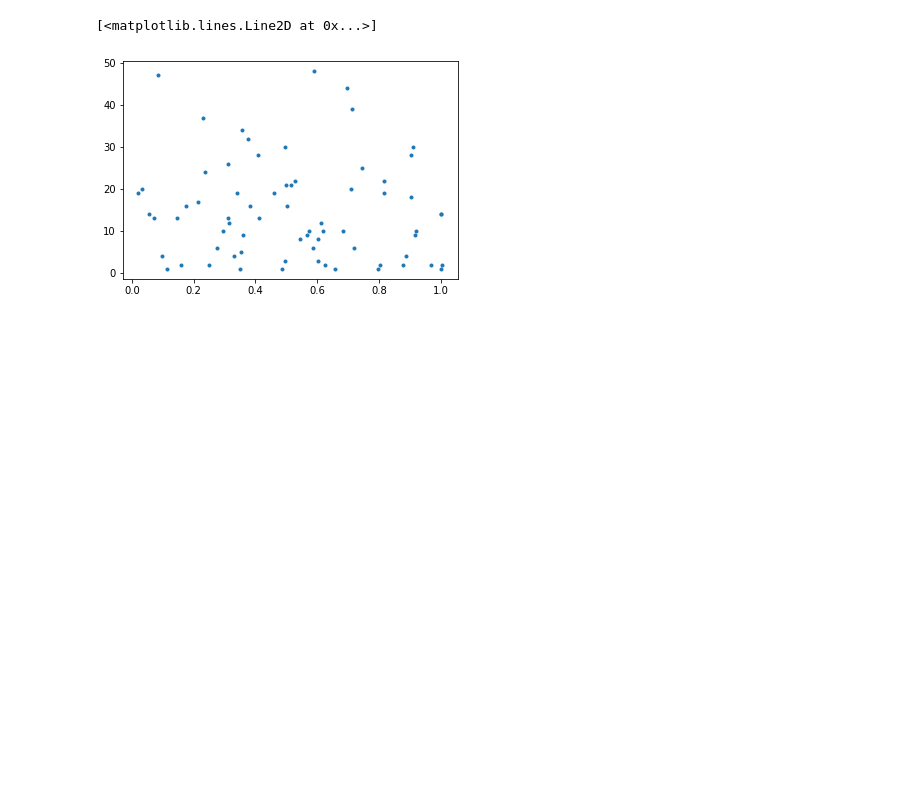
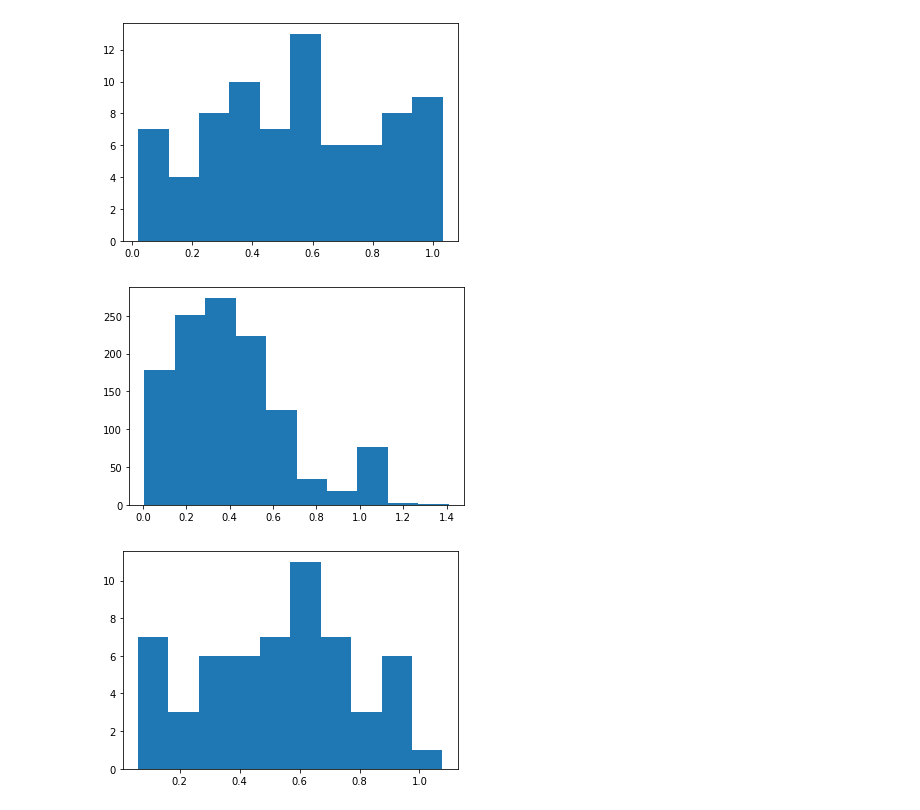
Before and after one commit to emmastiefel/Kpop-Language-Billboard-Data-Processing, a Jupyter notebook: exploratory-analysis.ipynb, the cells around one changed output. Drawn from its saved outputs; the diff is of its cells as text; code cells hidden in the pictures; blank space fills up the shorter version.

```diff
--- a/exploratory-analysis.ipynb
+++ b/exploratory-analysis.ipynb
@@ -15,3 +15,14 @@ h100_subcharts = pd.read_csv('hot100_radio_streaming_sales_Kpop.csv', converters
+# %%
+h100_subcharts = pd.read_csv('hot100_radio_streaming_sales_Kpop.csv', converters={'chart_date':string_to_datetime})
+wdss = pd.read_csv('wdss.csv', converters={'chart_date':string_to_datetime})
+
+## standardize peak positions, take first when multiple are listed
+for i, r in wdss.iterrows():
+    try:
+        new_pos = int(r['peak_position'])
+    except:
+        new_pos = int(r['peak_position'].split(' ')[0])
+    wdss.at[i, 'peak_position'] = new_pos
 # %%
 h100_subcharts.columns
 # %% [output]
@@ -30,7 +33,13 @@ Index(['Unnamed: 0', 'Unnamed: 0.1', 'Unnamed: 0.1.1', 'chart_date', 'artist',
       dtype='object')
-# %%
-plt.plot(h100_subcharts['english_percentage'], h100_subcharts['peak_position_sales'], 'b.')
-plt.plot(h100_subcharts['english_percentage'], h100_subcharts['peak_position'], 'r.')
-# %% [output]
-[<matplotlib.lines.Line2D at 0x...>]
-[figure, removed]
+# %%
+##compare percentage of english over time in both datasets
+plt.hist(h100_subcharts['english_percentage'])
+plt.show()
+plt.hist(wdss.loc[wdss['peak_position'] > 1]['english_percentage'])
+plt.show()
+plt.hist(wdss.loc[wdss['peak_position'] <= 1]['english_percentage'])
+plt.show()
+# %% [output]
+[figure, added]
+[figure, added]
+[figure, added]
```
Also changed, not shown: parts of 7 cells of this notebook, 2 other files.
